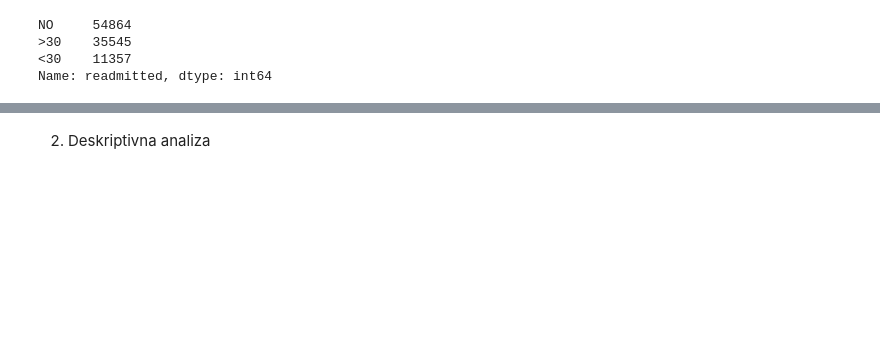
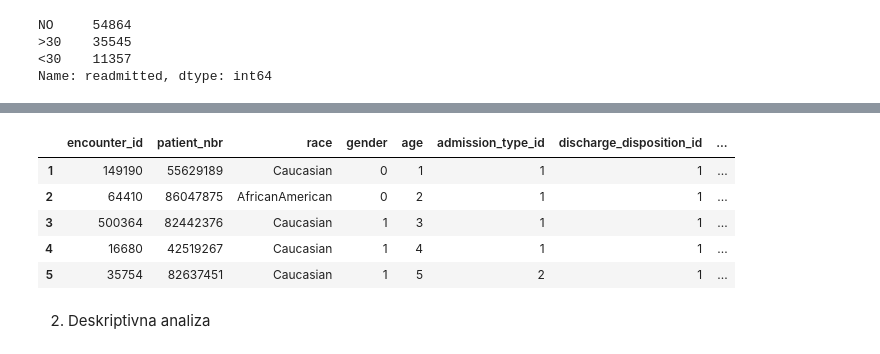
Before and after one commit to mjovanovic9999/ML, a Jupyter notebook: I/notebook/main.ipynb, the cells around one changed output, grey strips where cells are left out. Saved outputs shown, nothing was run; the diff lists cells and outputs as text; code cells hidden in the pictures; blank space fills up the shorter version.

```diff
--- a/I/notebook/main.ipynb
+++ b/I/notebook/main.ipynb
@@ -53,2 +163,11 @@ Number Of Rows After Deduping: 101766
+# %%
+dataframe.head()
+# %% [output]
+|  | encounter_id | patient_nbr | race | gender | age | admission_type_id | discharge_disposition_id | ... |
+| 1 | 149190 | 55629189 | Caucasian | 0 | 1 | 1 | 1 | ... |
+| 2 | 64410 | 86047875 | AfricanAmerican | 0 | 2 | 1 | 1 | ... |
+| 3 | 500364 | 82442376 | Caucasian | 1 | 3 | 1 | 1 | ... |
+| 4 | 16680 | 42519267 | Caucasian | 1 | 4 | 1 | 1 | ... |
+| 5 | 35754 | 82637451 | Caucasian | 1 | 5 | 2 | 1 | ... |
 # %% [markdown]
 2.   Deskriptivna analiza
```
Also changed, not shown: parts of 9 cells of this notebook.
